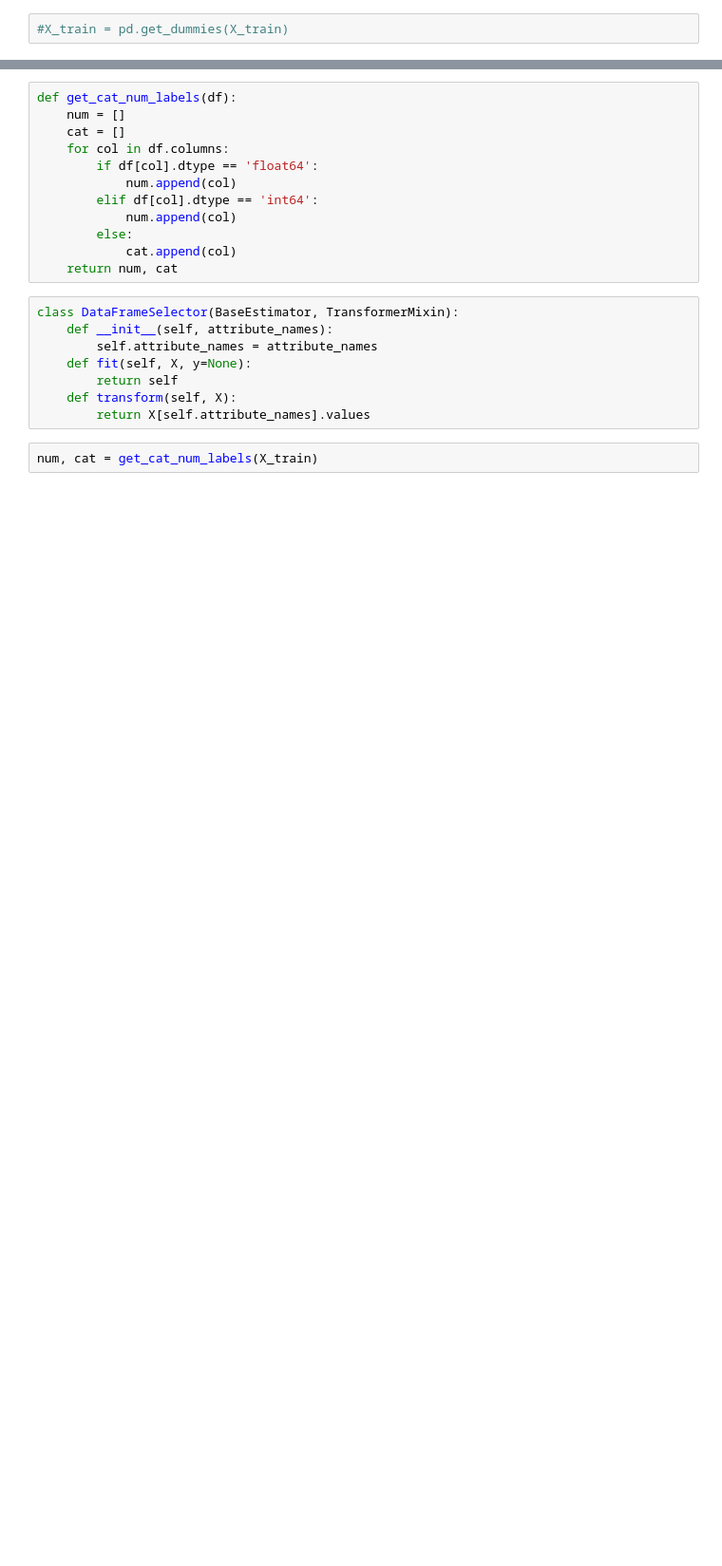
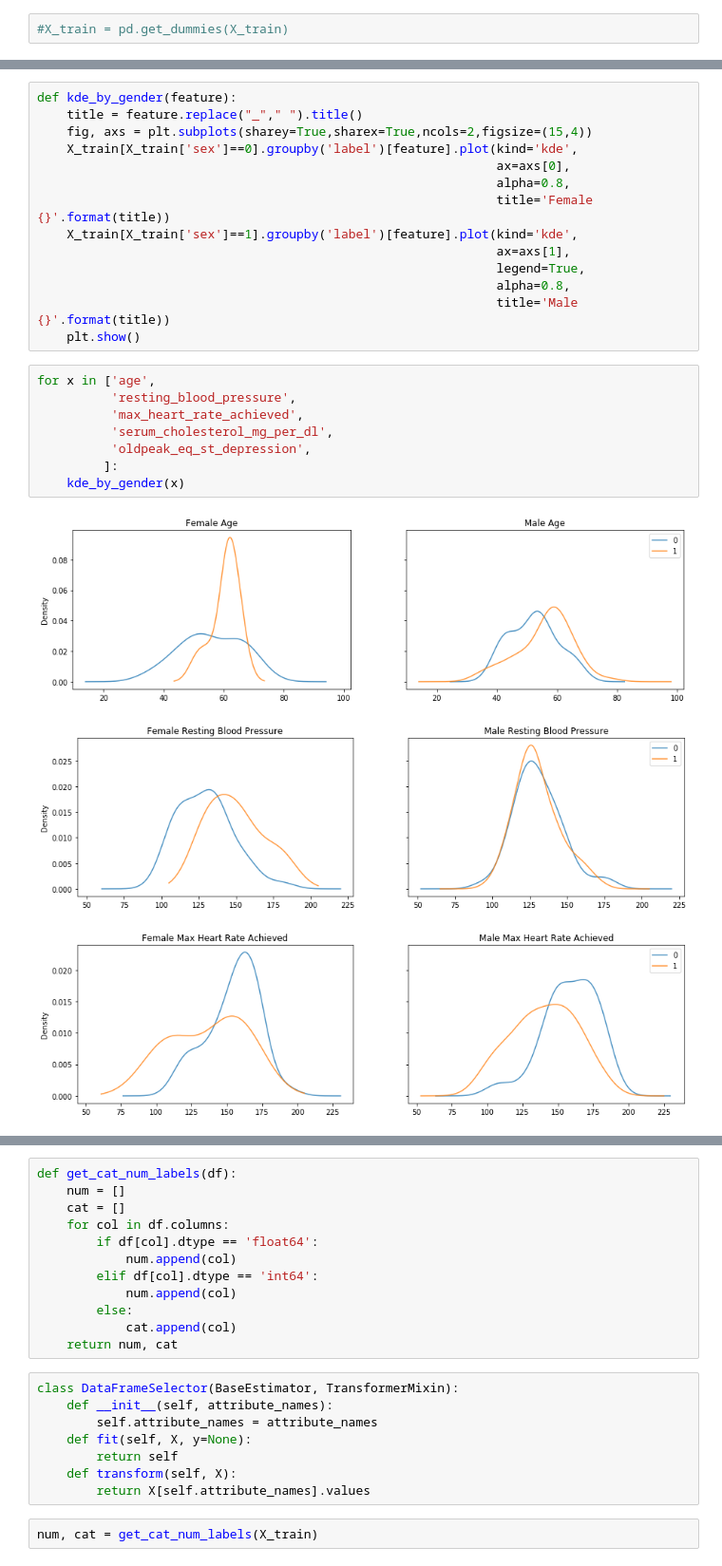
Before and after one commit to trevorwitter/Heart-Disease, a Jupyter notebook: DrivenData_Heart-submission3.ipynb, the cells around one changed output, grey strips where cells are left out. Shown: that part at 95% size. Saved outputs shown, nothing was run; the diff lists cells and outputs as text; blank space fills up the shorter version.

```diff
--- a/DrivenData_Heart-submission3.ipynb
+++ b/DrivenData_Heart-submission3.ipynb
@@ -151,0 +157,26 @@ plt.show()
+# %%
+def kde_by_gender(feature):
+    title = feature.replace("_"," ").title()
+    fig, axs = plt.subplots(sharey=True,sharex=True,ncols=2,figsize=(15,4))
+    X_train[X_train['sex']==0].groupby('label')[feature].plot(kind='kde',
+                                                              ax=axs[0],
+                                                              alpha=0.8,
+                                                              title='Female {}'.format(title))
+    X_train[X_train['sex']==1].groupby('label')[feature].plot(kind='kde',
+                                                              ax=axs[1],
+                                                              legend=True,
+                                                              alpha=0.8,
+                                                              title='Male {}'.format(title))
+    plt.show()
+# %%
+for x in ['age',
+          'resting_blood_pressure',
+          'max_heart_rate_achieved',
+          'serum_cholesterol_mg_per_dl',
+          'oldpeak_eq_st_depression',
+         ]:
+    kde_by_gender(x)
+# %% [output]
+[figure, added]
+[figure, added]
+[figure, added]
```
Also changed, not shown: parts of 39 cells of this notebook.
